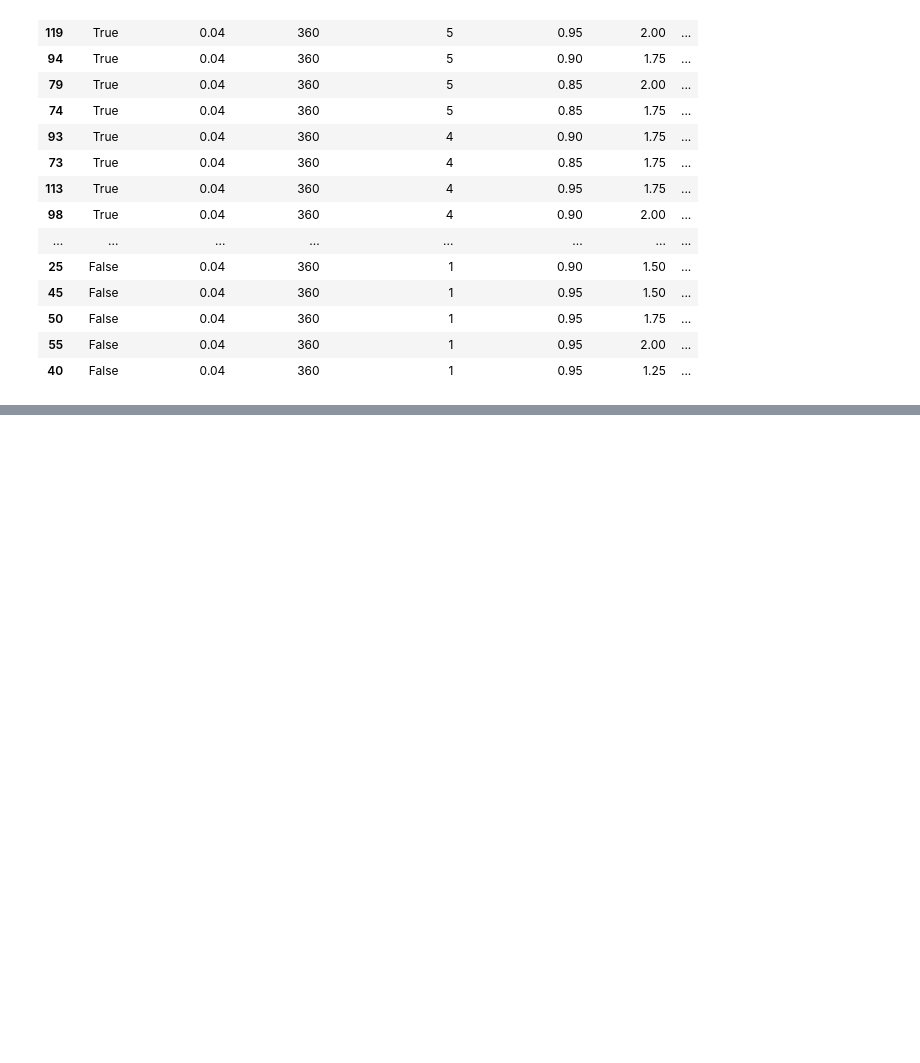
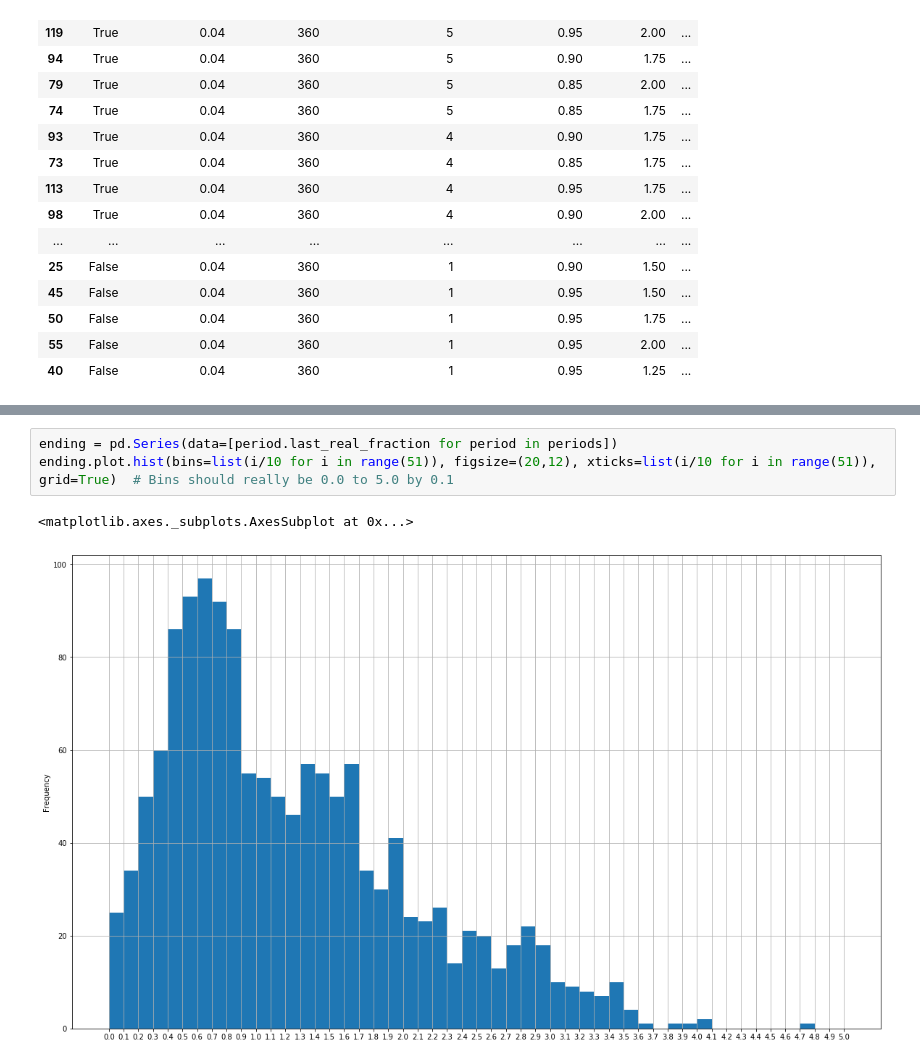
Before and after one commit to mday64/StockMarket, a Jupyter notebook: StockMarket2.ipynb, the cells around one changed output, grey strips where cells are left out. Saved outputs shown, nothing was run; the diff lists cells and outputs as text; blank space fills up the shorter version.

```diff
--- a/StockMarket2.ipynb
+++ b/StockMarket2.ipynb
@@ -765,0 +755,6 @@ df3.style.format({'last':'{:,.2f}', 'success':'{:.3%}'})
+# %%
+ending = pd.Series(data=[period.last_real_fraction for period in periods])
+ending.plot.hist(bins=list(i/10 for i in range(51)), figsize=(20,12), xticks=list(i/10 for i in range(51)), grid=True)  # Bins should really be 0.0 to 5.0 by 0.1
+# %% [output]
+<matplotlib.axes._subplots.AxesSubplot at 0x...>
+[figure, added]
```
Also changed, not shown: parts of 38 cells of this notebook, 1 other file.
